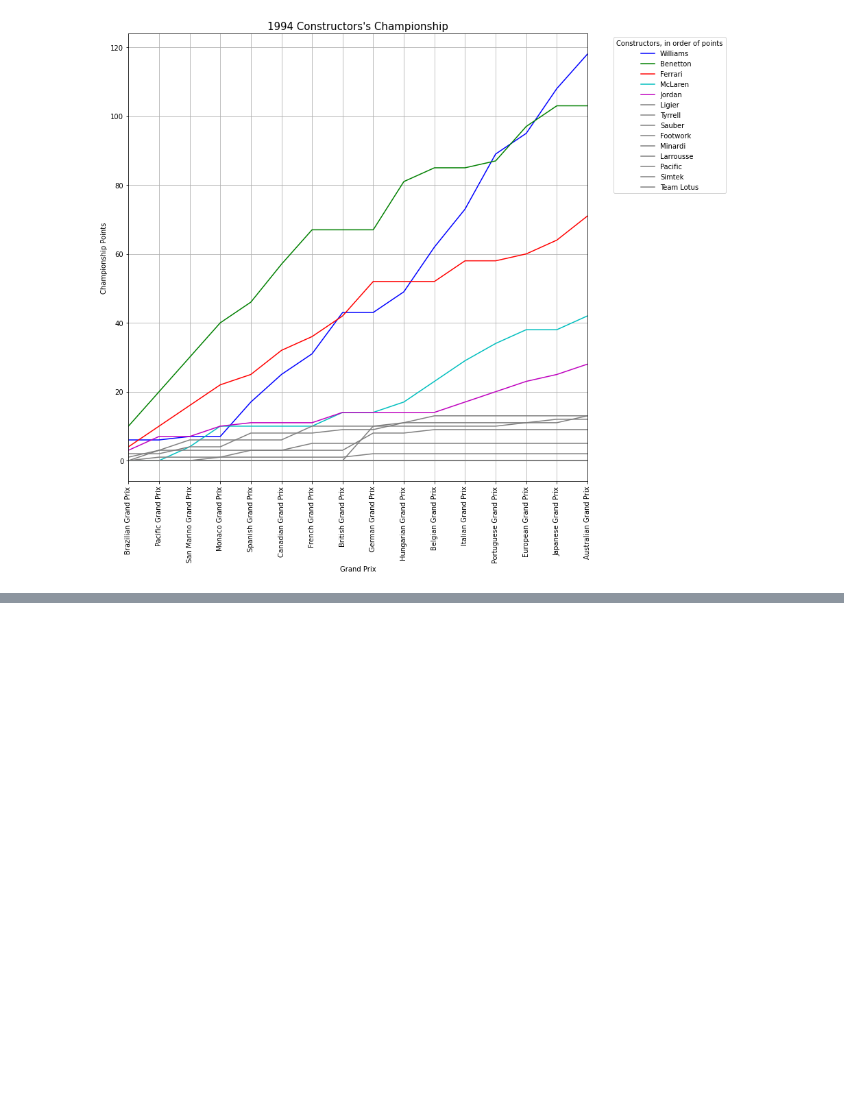
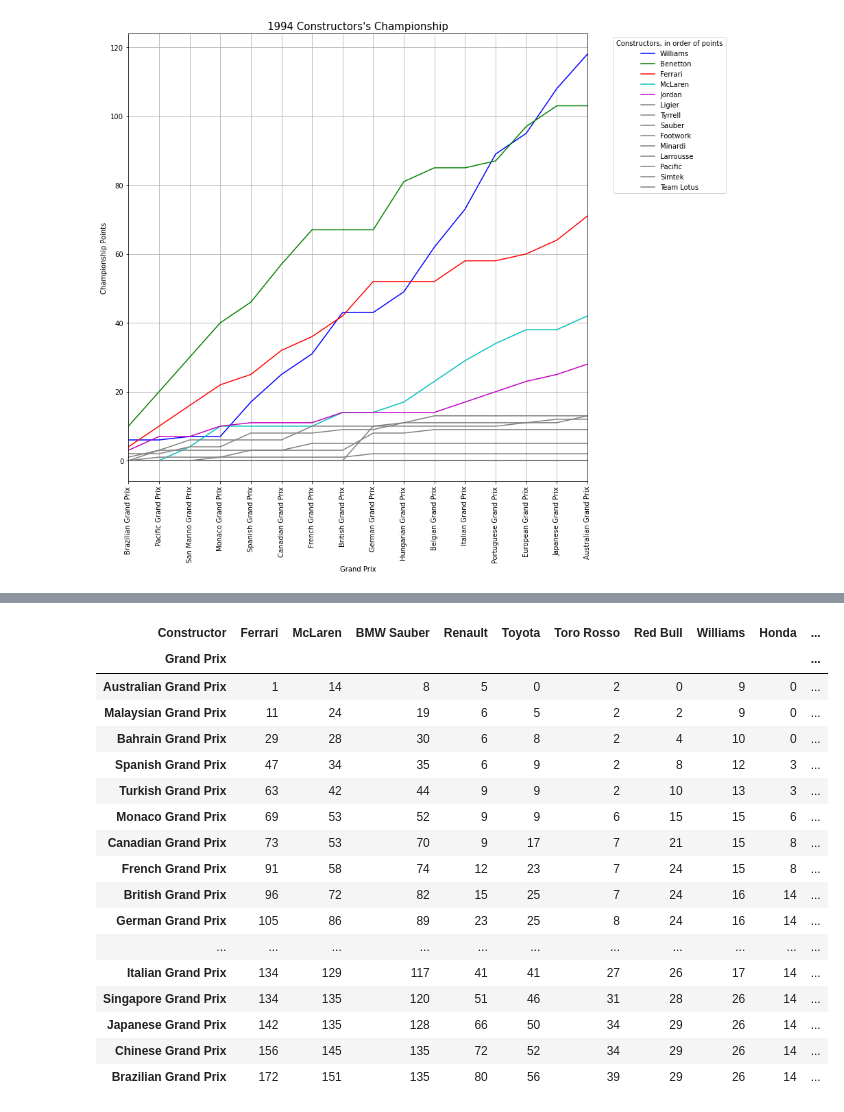
Before and after one commit to jdodway/F1Analysis, a Jupyter notebook: F1RaceYearScratchWork.ipynb, the cells around one changed output, grey strips where cells are left out. Drawn from its saved outputs; the diff is of its cells as text; code cells hidden in the pictures; blank space fills up the shorter version.

```diff
--- a/F1RaceYearScratchWork.ipynb
+++ b/F1RaceYearScratchWork.ipynb
@@ -505,0 +540,58 @@ Jordan                                         28
+# %%
+url = 'https://raw.githubusercontent.com/jdodway/F1Analysis/main/F1QueryResults/F1EveryRace.csv'
+df=pd.read_csv(url)
+df=df[df['year']==2008]
+
+    #Combine names into one full-name
+df['Driver Name'] = df['forename']+' '+df['surname']
+
+    #Create Pivot table to graph data from
+races= pd.pivot_table(df,index=['raceId'], columns=['Driver Name','Constructor'],values='points')
+races.fillna(0,inplace=True)
+races.insert(0,'Grand Prix',df['name'].unique())
+races.set_index('Grand Prix',inplace=True)
+graph=races.copy()
+#Create a copy data frame
+graph=races.copy()
+graph2=races.copy()
+graph2 = graph2.groupby(graph2.columns.get_level_values(1),axis=1).sum()
+
+
+
+year=2008
+i=1
+while i != len(races.index):
+    graph.iloc[i]=graph.iloc[i]+graph.iloc[i-1]
+    i=i+1
+
+
+i=1
+while i != len(races.index):
+    graph2.iloc[i]=graph2.iloc[i]+graph2.iloc[i-1]
+    i=i+1
+
+#graph=graph.astype(int)
+#graph=graph.sort_values(by=name, ascending=False,axis=1)
+
+graph2 = graph2.astype(int)
+graph2 = graph2.sort_values(by=name, ascending=False,axis=1)
+graph2
+# %% [output]
+| Constructor | Ferrari | McLaren | BMW Sauber | Renault | Toyota | Toro Rosso | Red Bull | Williams | Honda | ... |
+| Grand Prix |  |  |  |  |  |  |  |  |  | ... |
+| Australian Grand Prix | 1 | 14 | 8 | 5 | 0 | 2 | 0 | 9 | 0 | ... |
+| Malaysian Grand Prix | 11 | 24 | 19 | 6 | 5 | 2 | 2 | 9 | 0 | ... |
+| Bahrain Grand Prix | 29 | 28 | 30 | 6 | 8 | 2 | 4 | 10 | 0 | ... |
+| Spanish Grand Prix | 47 | 34 | 35 | 6 | 9 | 2 | 8 | 12 | 3 | ... |
+| Turkish Grand Prix | 63 | 42 | 44 | 9 | 9 | 2 | 10 | 13 | 3 | ... |
+| Monaco Grand Prix | 69 | 53 | 52 | 9 | 9 | 6 | 15 | 15 | 6 | ... |
+| Canadian Grand Prix | 73 | 53 | 70 | 9 | 17 | 7 | 21 | 15 | 8 | ... |
+| French Grand Prix | 91 | 58 | 74 | 12 | 23 | 7 | 24 | 15 | 8 | ... |
+| British Grand Prix | 96 | 72 | 82 | 15 | 25 | 7 | 24 | 16 | 14 | ... |
+| German Grand Prix | 105 | 86 | 89 | 23 | 25 | 8 | 24 | 16 | 14 | ... |
+| ... | ... | ... | ... | ... | ... | ... | ... | ... | ... | ... |
+| Italian Grand Prix | 134 | 129 | 117 | 41 | 41 | 27 | 26 | 17 | 14 | ... |
+| Singapore Grand Prix | 134 | 135 | 120 | 51 | 46 | 31 | 28 | 26 | 14 | ... |
+| Japanese Grand Prix | 142 | 135 | 128 | 66 | 50 | 34 | 29 | 26 | 14 | ... |
+| Chinese Grand Prix | 156 | 145 | 135 | 72 | 52 | 34 | 29 | 26 | 14 | ... |
+| Brazilian Grand Prix | 172 | 151 | 135 | 80 | 56 | 39 | 29 | 26 | 14 | ... |
```
Also changed, not shown: parts of 6 cells of this notebook, 2 other files.
